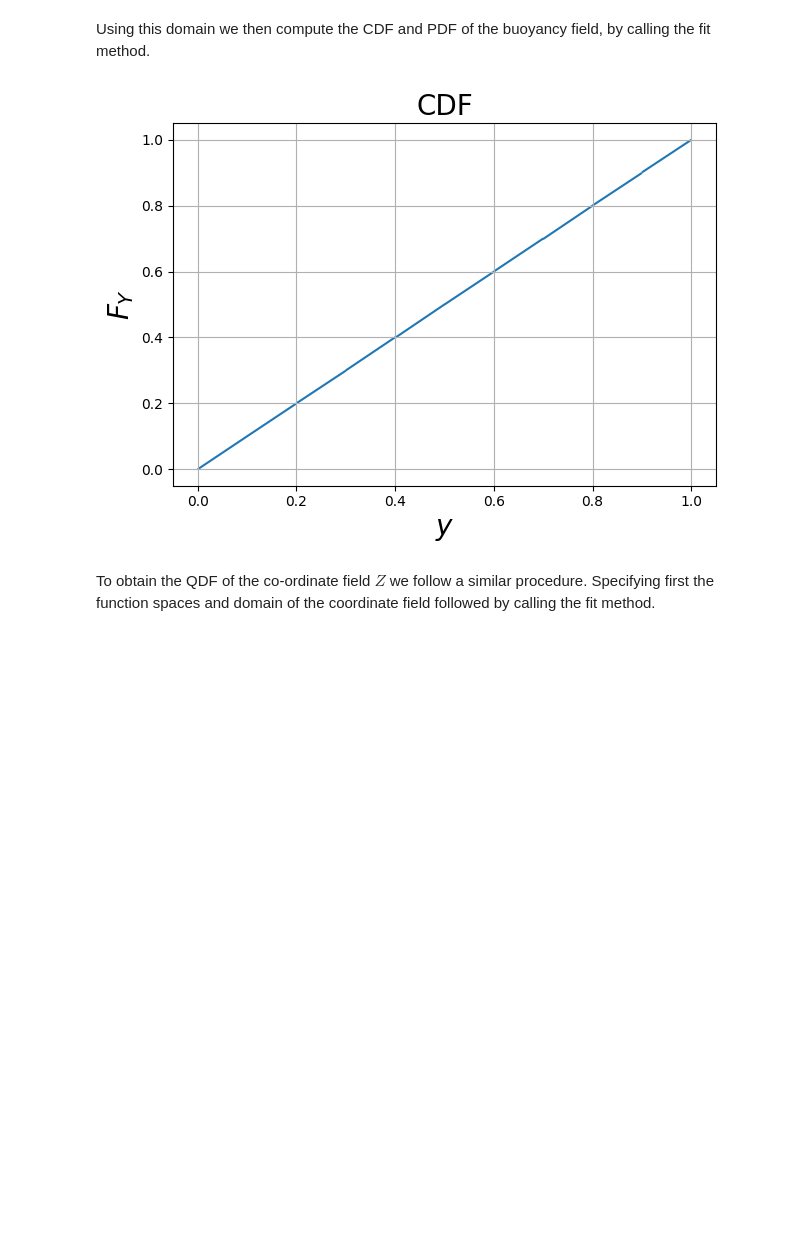
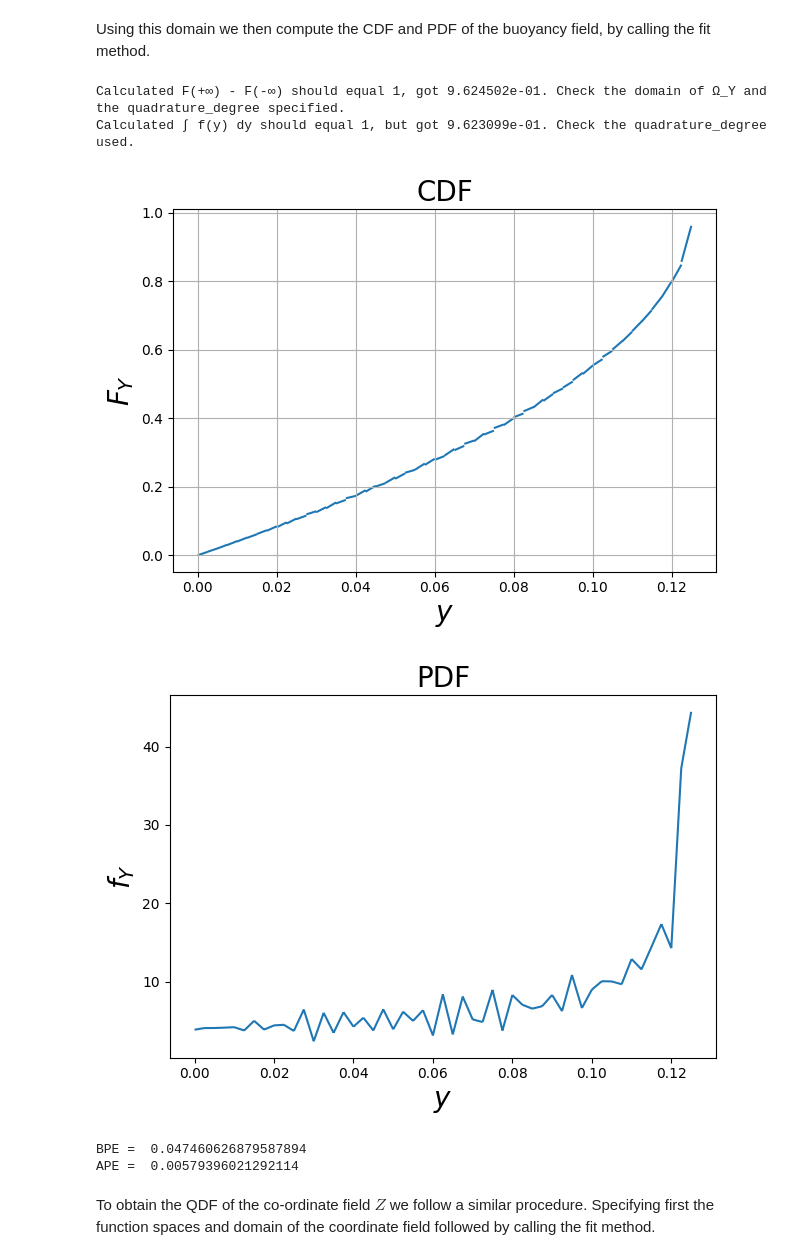
Before and after one commit to D-stratify/Numdf, a Jupyter notebook: Part3_APE_Calculation.ipynb, the cells around one changed output. Cells and saved outputs as stored; diff of their text form; code cells hidden in the pictures; blank space fills up the shorter version.

Commit message:
Updated examples and checked APE

```diff
--- a/Part3_APE_Calculation.ipynb
+++ b/Part3_APE_Calculation.ipynb
@@ -36,18 +36,38 @@ We first set up the function spaces and domain of the buoyancy $B$
 ptp_FB = FEptp(func_space_CDF = {"family":"DG","degree":1},func_space_PDF={"family":"CG","degree":1})
 
 # Set the domain
-x1,x2,b = ptp_FB.domain(Omega_X = {'x1':(-1,1),'x2':(0,1)}, Omega_Y = {'Y':(0,1)}, N_elements=10)
+x1,x2,b = ptp_FB.domain(Omega_X = {'x1':(-1,1),'x2':(0,1)}, Omega_Y = {'Y':(0,1./8.)}, N_elements=50)
+
+V = 2
+# Calculate the TPE of RBC
+#TPE = (1/V)*assemble( x2*(1-x2)*dx )
+
+TPE = (1/V)*assemble( x2*.5*(x2-x2**2)*dx )
 # %% [output]
 2D mesh
 # %% [markdown]
 Using this domain we then compute the CDF and PDF of the buoyancy field, by calling the fit method.
 # %%
 # Construct the PDF,CDF,QDF
-ptp_FB.fit(function_Y = x2, quadrature_degree=100) # + ε*sin(π*x1)*sin(2*π*x2)
+#ptp_FB.fit(function_Y = x2, quadrature_degree=100) # + ε*sin(π*x1)*
 
-ptp_FB.plot(function='CDF')
+ptp_FB.fit(function_Y = (x2/2)*(1 - x2), quadrature_degree=200) # + ε*sin(π*x1)*
+
+#ptp_FB.plot(function='CDF')
+ptp_FB.plot(function='PDF')
+
+# APE Check
+# b,  = SpatialCoordinate(ptp_FB.m_y)
+# BPE = assemble( b*ptp_FB.F*ptp_FB.f*dx )
+# print('BPE = ',BPE)
+# print('APE = ',BPE - TPE)
 # %% [output]
+Calculated F(+∞) - F(-∞) should equal 1, got 9.624502e-01. Check the domain of Ω_Y and the quadrature_degree specified.
+Calculated ∫ f(y) dy should equal 1, but got 9.623099e-01. Check the quadrature_degree used.
-[figure, old version]
+[figure, new version]
+[figure, added]
+BPE =  0.047460626879587894
+APE =  0.00579396021292114
 # %% [markdown]
 To obtain the QDF of the co-ordinate field $Z$ we follow a similar procedure. Specifying first the function spaces and domain of the coordinate field followed by calling the fit method.
 # %%
```
Also changed, not shown: parts of 7 cells of this notebook, 4 other files.
